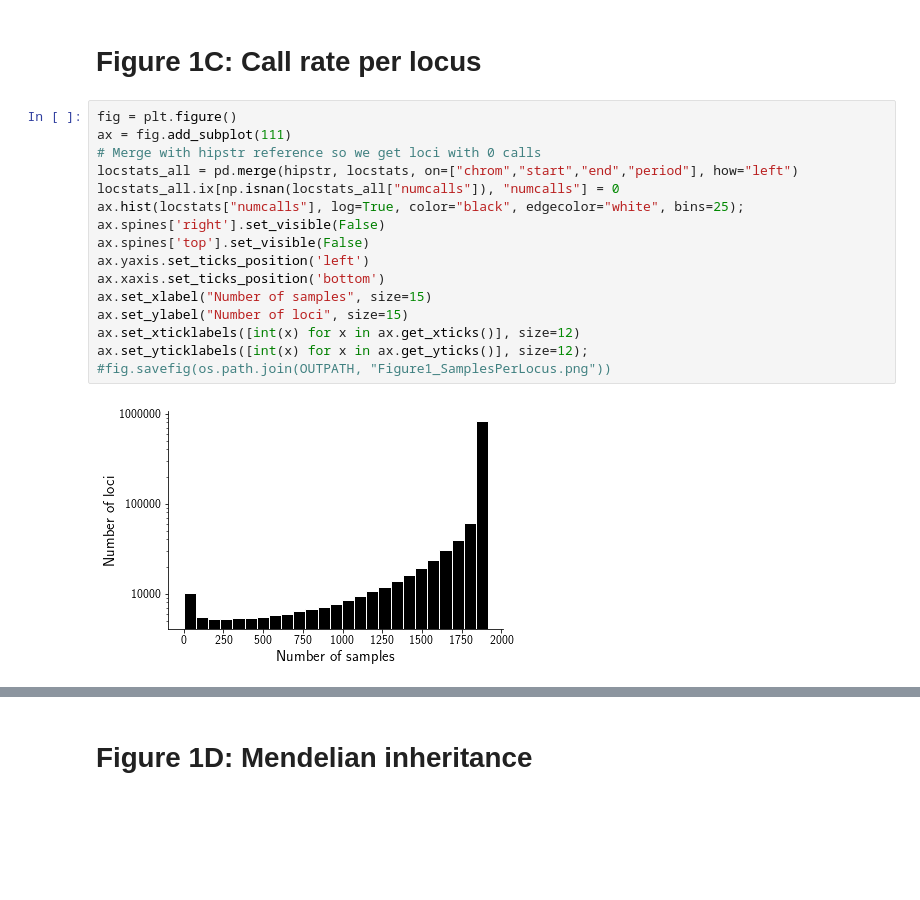
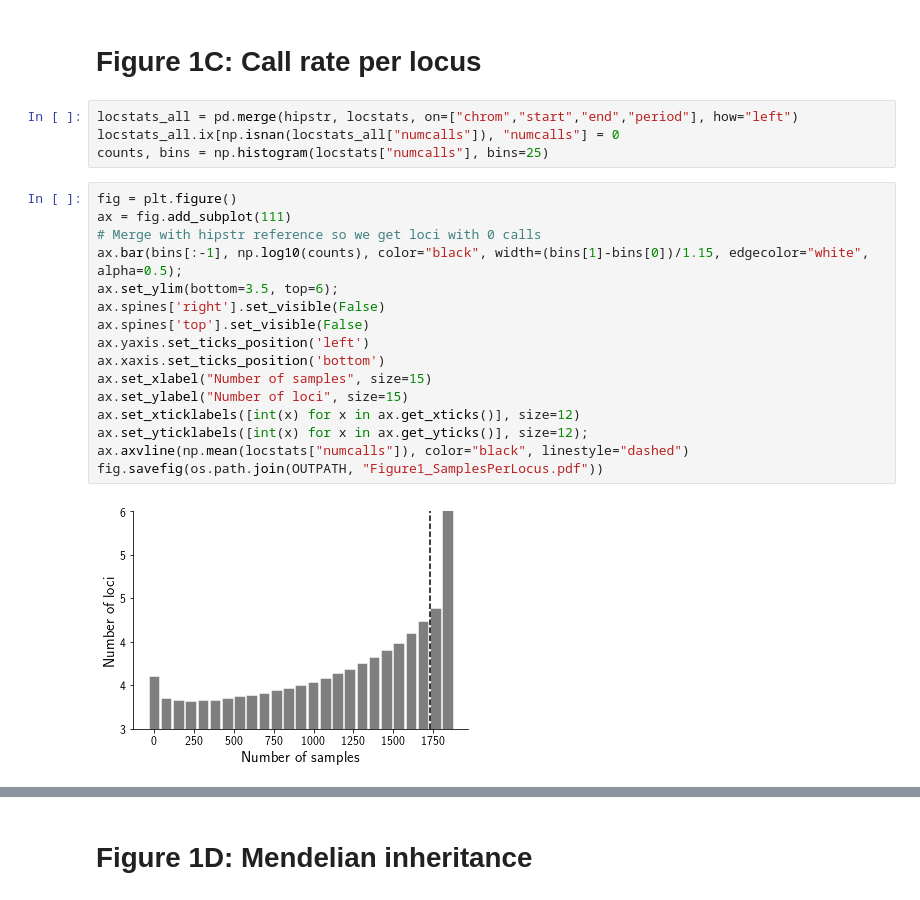
Before and after one commit to gymreklab/ssc-imputation, a Jupyter notebook: haplotype_paper/Figures/Figure1_SSCCallset.ipynb, the cells around one changed output, grey strips where cells are left out. Saved outputs shown, nothing was run; the diff lists cells and outputs as text; blank space fills up the shorter version.

Commit message:
updating figure 1

```diff
--- a/haplotype_paper/Figures/Figure1_SSCCallset.ipynb
+++ b/haplotype_paper/Figures/Figure1_SSCCallset.ipynb
@@ -74,23 +83,27 @@ np.mean(sampstats["numloci"])
 # %% [markdown]
 # Figure 1C: Call rate per locus
+# %%
+locstats_all = pd.merge(hipstr, locstats, on=["chrom","start","end","period"], how="left")
+locstats_all.ix[np.isnan(locstats_all["numcalls"]), "numcalls"] = 0
+counts, bins = np.histogram(locstats["numcalls"], bins=25)
 # %%
 fig = plt.figure()
 ax = fig.add_subplot(111)
 # Merge with hipstr reference so we get loci with 0 calls
-locstats_all = pd.merge(hipstr, locstats, on=["chrom","start","end","period"], how="left")
-locstats_all.ix[np.isnan(locstats_all["numcalls"]), "numcalls"] = 0
-ax.hist(locstats["numcalls"], log=True, color="black", edgecolor="white", bins=25);
+ax.bar(bins[:-1], np.log10(counts), color="black", width=(bins[1]-bins[0])/1.15, edgecolor="white", alpha=0.5);
+ax.set_ylim(bottom=3.5, top=6);
 ax.spines['right'].set_visible(False)
 ax.spines['top'].set_visible(False)
 ax.yaxis.set_ticks_position('left')
 ax.xaxis.set_ticks_position('bottom')
 ax.set_xlabel("Number of samples", size=15)
 ax.set_ylabel("Number of loci", size=15)
 ax.set_xticklabels([int(x) for x in ax.get_xticks()], size=12)
 ax.set_yticklabels([int(x) for x in ax.get_yticks()], size=12);
-#fig.savefig(os.path.join(OUTPATH, "Figure1_SamplesPerLocus.png"))
+ax.axvline(np.mean(locstats["numcalls"]), color="black", linestyle="dashed")
+fig.savefig(os.path.join(OUTPATH, "Figure1_SamplesPerLocus.pdf"))
 # %% [output]
-[figure, old version]
+[figure, new version]
 # %%
 # Overall call rate
 1-locstats_all[locstats_all["numcalls"]==0].shape[0]/locstats_all.shape[0]
```
Also changed, not shown: parts of 14 cells of this notebook.
